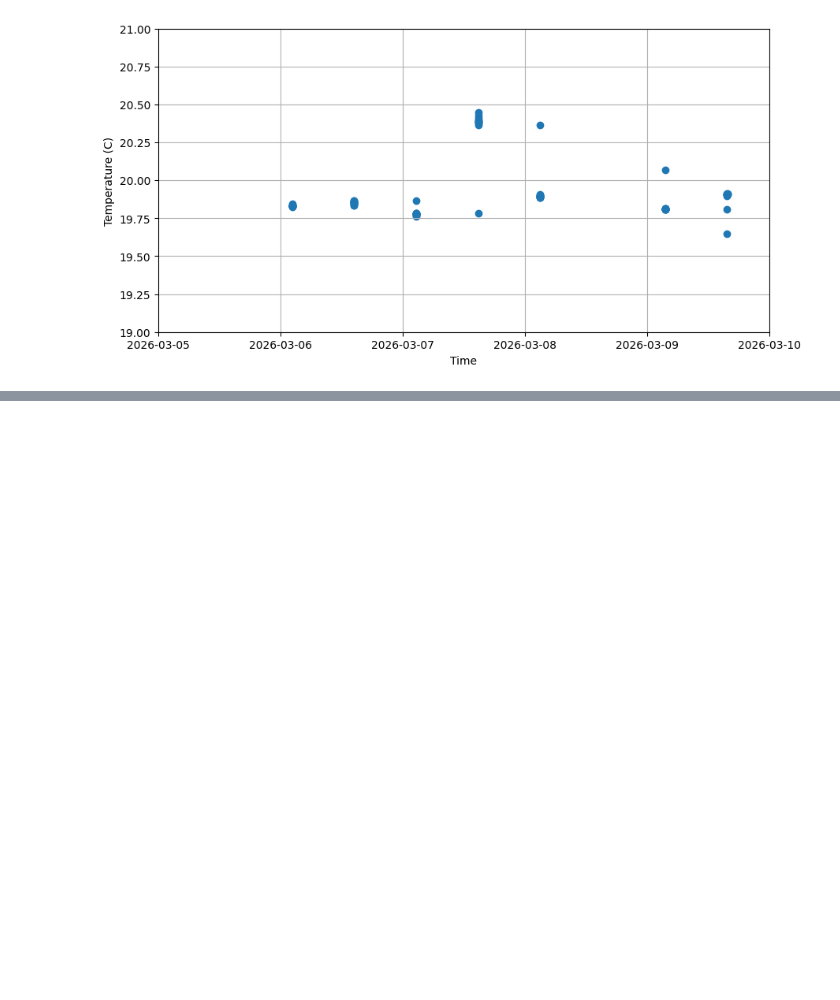
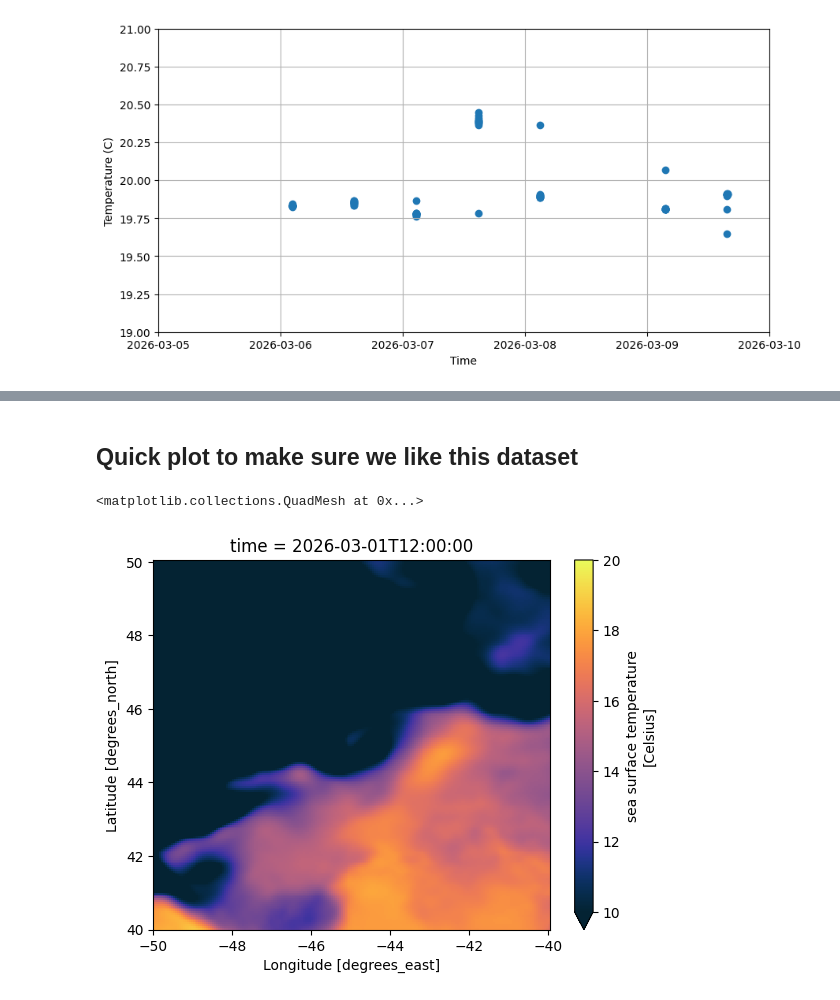
Before and after one commit to JGradone/Topics-Sentinel, a Jupyter notebook: Redwing_Real_Time.ipynb, the cells around one changed output, grey strips where cells are left out. Saved outputs shown, nothing was run; the diff lists cells and outputs as text; code cells hidden in the pictures; blank space fills up the shorter version.

```diff
--- a/Redwing_Real_Time.ipynb
+++ b/Redwing_Real_Time.ipynb
@@ -187,0 +203,34 @@ Text(0, 0.5, 'Latitude')
+# %%
+def get_sst(extent, tstart, tend):
+    #dataset_id = 'nesdisVHNsstDaily'
+    #variables = ['sea_surface_temperature']
+
+    dataset_id = 'NOAA_DHW'
+    variables = ['CRW_SST']
+
+
+
+    lons = extent[:2]
+    lats = extent[2:]
+    e = ERDDAP(server='https://coastwatch.pfeg.noaa.gov/erddap/', protocol="griddap")
+    e.dataset_id = dataset_id
+    e.griddap_initialize()
+    e.variables = list(variables)
+    e.constraints["latitude<="]  = max(lats)
+    e.constraints["latitude>="]  = min(lats)
+    e.constraints["longitude<="] = max(lons)
+    e.constraints["longitude>="] = min(lons)
+    e.constraints["time>="] = tstart
+    e.constraints["time<="] = tend
+
+    return e.to_xarray()
+
+# Example usage
+extent = [-50, -40, 40, 50] # [lon min, lon max, lat min, lat max]
+tstart = '2026-03-01'
+tend   = '2026-04-06'
+
+sst = get_sst(extent, tstart, tend)
+#sst = sst.isel(altitude=0)
+sst = sst.rename({'CRW_SST':'sst'})
+sst
@@ -187,0 +255,7 @@ Text(0, 0.5, 'Latitude')
+# %% [markdown]
+## Quick plot to make sure we like this dataset
+# %%
+sst.sst.isel(time=0).plot(vmin=10,vmax=20,cmap=cmo.thermal)
+# %% [output]
+<matplotlib.collections.QuadMesh at 0x...>
+[figure, added]
```
Also changed, not shown: parts of 19 cells of this notebook.
